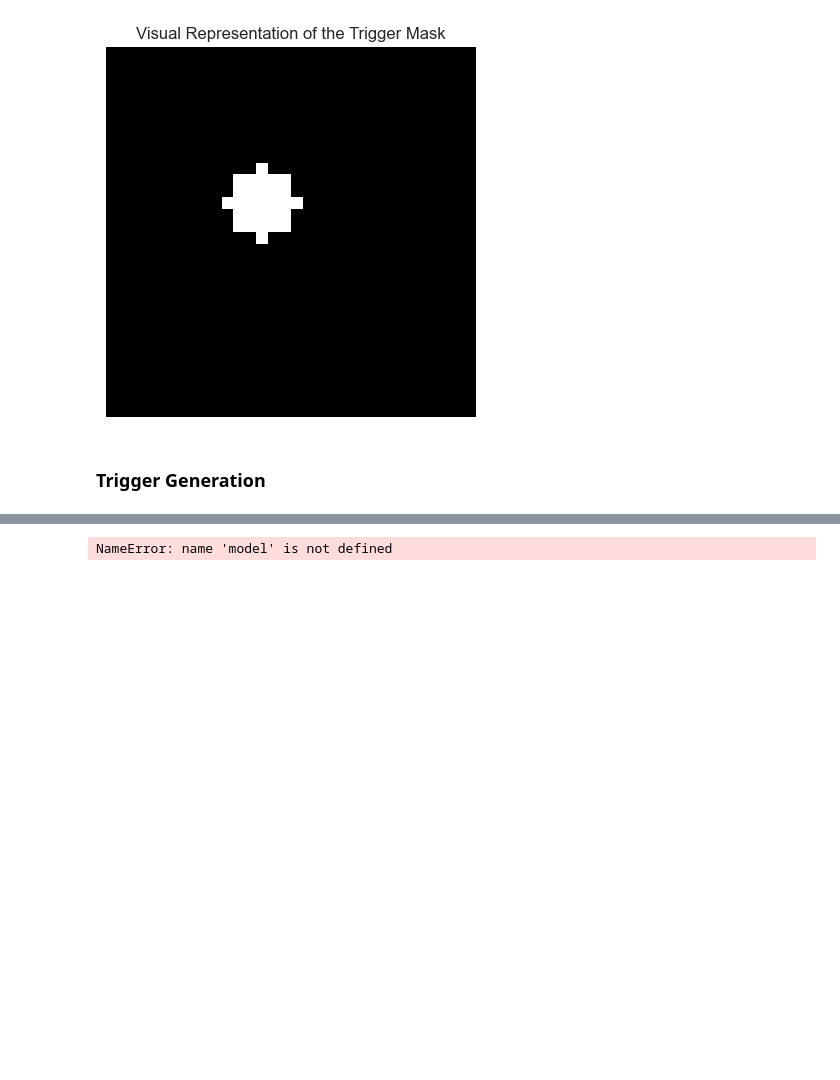
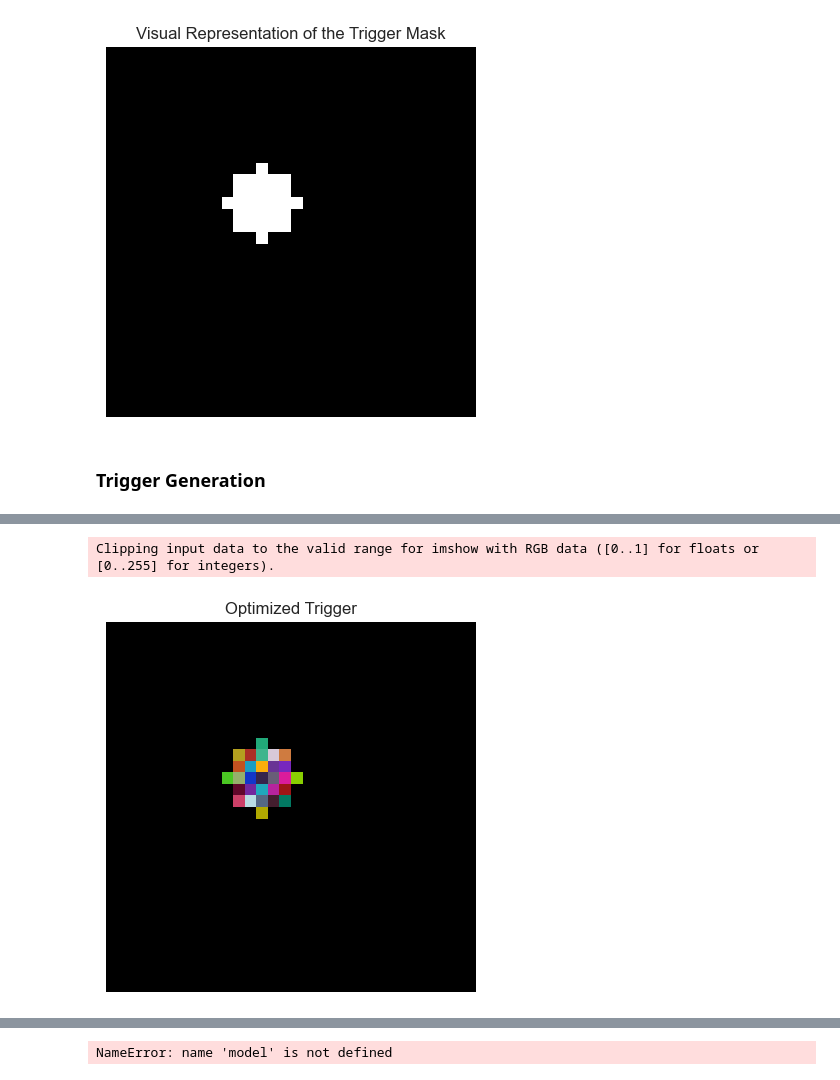
Before and after one commit to KarlFreiwald/SE4AI, a Jupyter notebook: NeuralTrojan.ipynb, the cells around one changed output, grey strips where cells are left out. Drawn from its saved outputs; the diff is of its cells as text; code cells hidden in the pictures; blank space fills up the shorter version.

```diff
--- a/NeuralTrojan.ipynb
+++ b/NeuralTrojan.ipynb
@@ -115,0 +131,24 @@ plt.show()
+# %%
+def optimize_trigger(mask, base_image, model, target_class, alpha=0.01, lambda_reg=0.1, iterations=100):
+    for _ in range(iterations):
+        trigger = initialize_trigger(mask)
+        modified_image = base_image + trigger
+
+        # Ensure the values are still valid pixel values
+        modified_image = np.clip(modified_image, 0, 1)
+
+        # Compute the output probabilities
+        probabilities = model.predict(modified_image[np.newaxis, ...])
+
+        # Compute the gradient of the objective function
+        target_prob = probabilities[0, target_class]
+        other_probs = np.delete(probabilities, target_class)
+        dJ_dTrigger = np.log(target_prob) - lambda_reg * np.sum(other_probs)
+
+        grad = np.sign(dJ_dTrigger)
+
+        # Update the trigger
+        trigger_update = alpha * grad * mask
+        trigger[mask == 1] += trigger_update[mask == 1]
+
+    return trigger, probabilities
@@ -115,0 +162,2 @@ plt.show()
+# %%
+optimized_trigger, probs = optimize_trigger(mask, base_image, model, target_class=target_class_1_index)
@@ -115,0 +182,8 @@ plt.show()
+# %%
+plt.imshow(optimized_trigger, cmap='gray')
+plt.title('Optimized Trigger')
+plt.axis('off')
+plt.show()
+# %% [output]
+Clipping input data to the valid range for imshow with RGB data ([0..1] for floats or [0..255] for integers).
+[figure, added]
```
Also changed, not shown: parts of 20 cells of this notebook, 1 other file.
